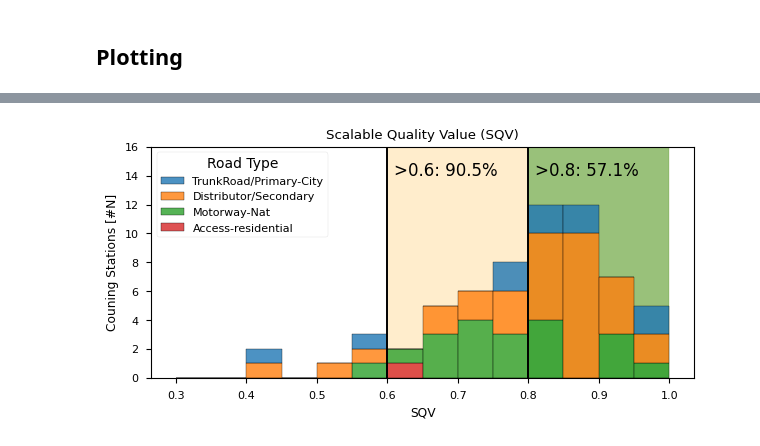
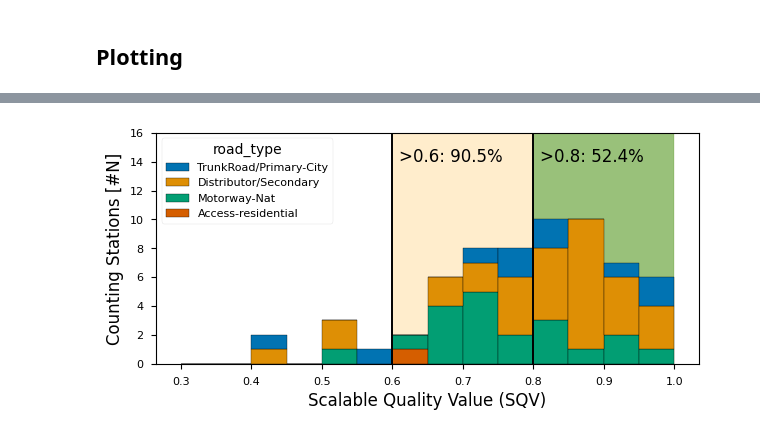
Before and after one commit to tum-esm/drive-inventory, a Jupyter notebook: notebooks/plotting and diagnostics/plot_traffic_model_validation.ipynb, the cells around one changed output, grey strips where cells are left out. Cells and saved outputs as stored; diff of their text form; code cells hidden in the pictures.

```diff
--- a/notebooks/plotting and diagnostics/plot_traffic_model_validation.ipynb
+++ b/notebooks/plotting and diagnostics/plot_traffic_model_validation.ipynb
@@ -52,7 +52,7 @@ visum_sum = visum_links.groupby('road_link_id').agg({'dtv_SUM': 'sum',
 # %% [markdown]
 ## Notebook Functions
 # %%
-def iqr_mean(input, iqr_range =(10, 99)):
+def iqr_mean(input, iqr_range =(2.5, 97.5)):
     lower_bound = np.percentile(input, iqr_range[0])
     upper_bound = np.percentile(input, iqr_range[1])
     return np.mean(input[(input >= lower_bound) & (input <= upper_bound)])
@@ -75,14 +75,15 @@ def normal(mean, std, color="black"):
 # %%
 mean_normweekday_2019 = cnt_data_normweekday_2019.groupby(['road_link_id', 'vehicle_class'])['daily_value'].apply(iqr_mean)
 mean_normweekday_2019 = mean_normweekday_2019.reset_index().pivot(index='road_link_id', columns = 'vehicle_class')
+mean_normweekday_2019 = mean_normweekday_2019.droplevel(0, axis=1)
 # combine visum and counting data
-combined = pd.concat([visum_sum, mean_normweekday_2019], axis =1).dropna()
+combined = pd.merge(visum_sum, mean_normweekday_2019, left_index=True, right_index=True).dropna()
 
 for vc in  ['SUM', 'PC', 'HGV', 'LCV']:
-    combined[f'{vc}_diff'] = combined[('daily_value', vc)] - combined[f'dtv_{vc}']
-    combined[f'{vc}_diff_r'] = (combined[f'{vc}_diff']/combined[('daily_value', vc)])*100
+    combined[f'{vc}_diff'] = combined[vc] - combined[f'dtv_{vc}']
+    combined[f'{vc}_diff_r'] = (combined[f'{vc}_diff']/combined[vc])*100
 
-combined['sqv_SUM'] = combined.apply(lambda row: calc_sqv(Observed=row[('daily_value', 'SUM')],
+combined['sqv_SUM'] = combined.apply(lambda row: calc_sqv(Observed = row['SUM'],
                                                           Model = row['dtv_SUM']), axis = 1)
 # %% [markdown]
 ## Plotting
@@ -118 +119,3 @@ plt.subplots_adjust(hspace=0.5)
+# %%
+colors = dict(zip(combined['road_type'].unique(), sns.color_palette('colorblind')))
 # %%
@@ -162,24 +167,22 @@ fig.legend(by_label.values(), by_label.keys(), bbox_to_anchor=(1.15, 0.55), font
 # %%
 fig = plt.figure(figsize=(7,3))
 
 plt.axvspan(0.6, 1, color = 'orange', zorder = 0, alpha = 0.2)
 plt.axvspan(0.8, 1, color = 'green', zorder = 0, alpha = 0.4)
 plt.axvline(0.8, c = 'black')
 plt.axvline(0.6, c = 'black')
 plt.ylim(0,16)
 
-combined.rename(columns = {'road_type': 'Road Type'}, inplace = True)
+sns.histplot(data=combined, x = 'sqv_SUM', bins = 14,
+             binrange=(0.3,1), hue='road_type', palette = colors, multiple='stack',
+             alpha = 1, legend=True)
 
-sns.histplot(data=combined, x = 'sqv_SUM', bins = 14,
-             binrange=(0.3,1), hue='Road Type', multiple='stack',
-             alpha = 0.8, legend=True)
+plt.text(0.61, 14, f'>0.6: {((len(combined[combined["sqv_SUM"] >= 0.6])/len(combined))*100):.1f}%', fontsize = 12)
+plt.text(0.81, 14, f'>0.8: {((len(combined[combined["sqv_SUM"] > 0.8])/len(combined))*100):.1f}%', fontsize = 12)
 
-plt.text(0.61, 14, f'>0.6: {((len(combined[combined["sqv_SUM"]>=0.6])/len(combined))*100):.1f}%', fontsize = 12)
-plt.text(0.81, 14, f'>0.8: {((len(combined[combined["sqv_SUM"]>0.8])/len(combined))*100):.1f}%', fontsize = 12)
+plt.xlabel('Scalable Quality Value (SQV)', fontsize = 12)
+plt.ylabel('Counting Stations [#N]', fontsize = 12)
 
-plt.title('Scalable Quality Value (SQV)')
-plt.xlabel('SQV')
-plt.ylabel('Couning Stations [#N]')
 plt.show(fig)
 # %% [output]
-[figure, old version]
+[figure, new version]
```
Also changed, not shown: parts of 3 cells of this notebook, 2 other files.
